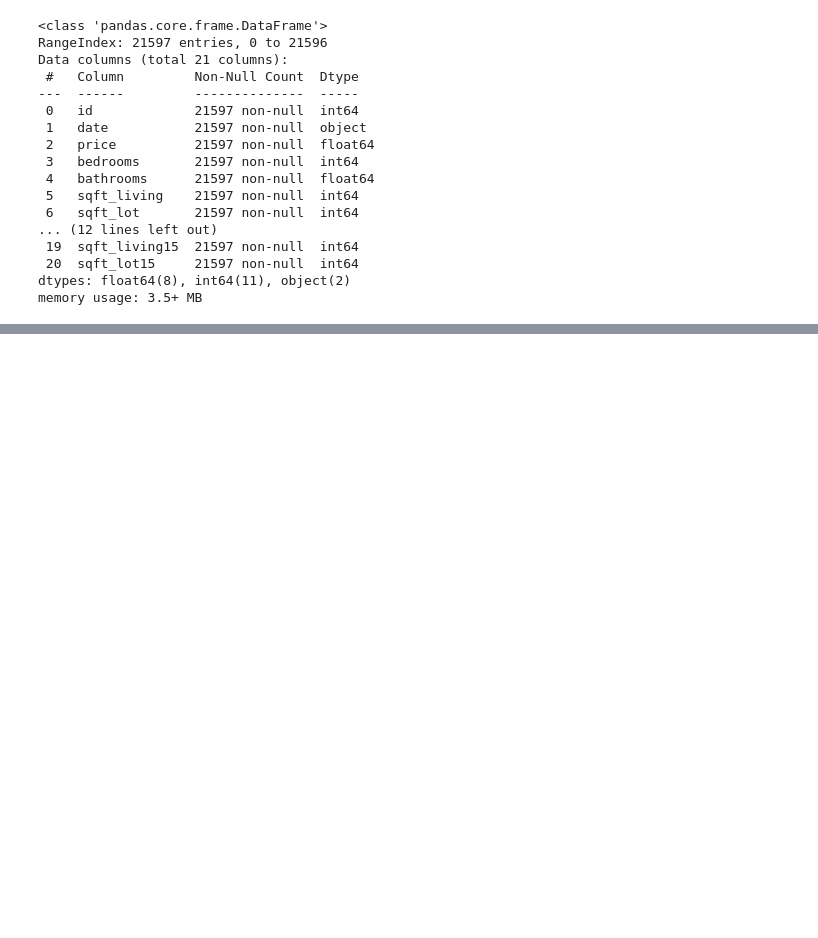
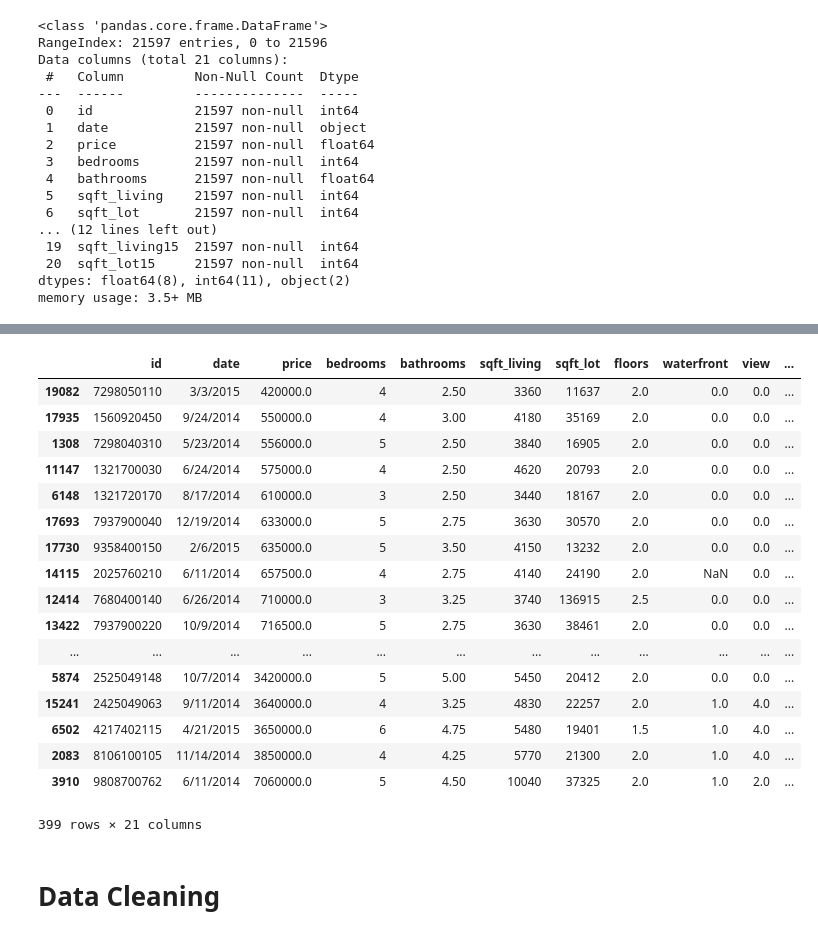
Before and after one commit to jxn628/dsc-home-price-analysis, a Jupyter notebook: student.ipynb, the cells around one changed output, grey strips where cells are left out. Cells and saved outputs as stored; diff of their text form; code cells hidden in the pictures; blank space fills up the shorter version.

Commit message:
initial data cleaning

```diff
--- a/student.ipynb
+++ b/student.ipynb
@@ -16,3 +18,5 @@ import pandas as pd
+# %%
+pd.set_option('display.max_rows', 1000) #change the amount of rows displayed
 # %%
 df = pd.read_csv('Data/kc_house_data.csv')
 df.head()
@@ -46,0 +95,3 @@ memory usage: 3.5+ MB
+# %%
+grade_11_df = df[df['grade'] == 11]
+grade_11_df.info()
@@ -46,0 +127,23 @@ memory usage: 3.5+ MB
+# %%
+grade_11_df.sort_values(by='price', ascending=True).head(400)
+# %% [output]
+|  | id | date | price | bedrooms | bathrooms | sqft_living | sqft_lot | floors | waterfront | view | ... |
+| 19082 | 7298050110 | 3/3/2015 | 420000.0 | 4 | 2.50 | 3360 | 11637 | 2.0 | 0.0 | 0.0 | ... |
+| 17935 | 1560920450 | 9/24/2014 | 550000.0 | 4 | 3.00 | 4180 | 35169 | 2.0 | 0.0 | 0.0 | ... |
+| 1308 | 7298040310 | 5/23/2014 | 556000.0 | 5 | 2.50 | 3840 | 16905 | 2.0 | 0.0 | 0.0 | ... |
+| 11147 | 1321700030 | 6/24/2014 | 575000.0 | 4 | 2.50 | 4620 | 20793 | 2.0 | 0.0 | 0.0 | ... |
+| 6148 | 1321720170 | 8/17/2014 | 610000.0 | 3 | 2.50 | 3440 | 18167 | 2.0 | 0.0 | 0.0 | ... |
+| 17693 | 7937900040 | 12/19/2014 | 633000.0 | 5 | 2.75 | 3630 | 30570 | 2.0 | 0.0 | 0.0 | ... |
+| 17730 | 9358400150 | 2/6/2015 | 635000.0 | 5 | 3.50 | 4150 | 13232 | 2.0 | 0.0 | 0.0 | ... |
+| 14115 | 2025760210 | 6/11/2014 | 657500.0 | 4 | 2.75 | 4140 | 24190 | 2.0 | NaN | 0.0 | ... |
+| 12414 | 7680400140 | 6/26/2014 | 710000.0 | 3 | 3.25 | 3740 | 136915 | 2.5 | 0.0 | 0.0 | ... |
+| 13422 | 7937900220 | 10/9/2014 | 716500.0 | 5 | 2.75 | 3630 | 38461 | 2.0 | 0.0 | 0.0 | ... |
+| ... | ... | ... | ... | ... | ... | ... | ... | ... | ... | ... | ... |
+| 5874 | 2525049148 | 10/7/2014 | 3420000.0 | 5 | 5.00 | 5450 | 20412 | 2.0 | 0.0 | 0.0 | ... |
+| 15241 | 2425049063 | 9/11/2014 | 3640000.0 | 4 | 3.25 | 4830 | 22257 | 2.0 | 1.0 | 4.0 | ... |
+| 6502 | 4217402115 | 4/21/2015 | 3650000.0 | 6 | 4.75 | 5480 | 19401 | 1.5 | 1.0 | 4.0 | ... |
+| 2083 | 8106100105 | 11/14/2014 | 3850000.0 | 4 | 4.25 | 5770 | 21300 | 2.0 | 1.0 | 4.0 | ... |
+| 3910 | 9808700762 | 6/11/2014 | 7060000.0 | 5 | 4.50 | 10040 | 37325 | 2.0 | 1.0 | 2.0 | ... |
+399 rows × 21 columns
+# %% [markdown]
+# Data Cleaning
```
Also changed, not shown: parts of 20 cells of this notebook.
